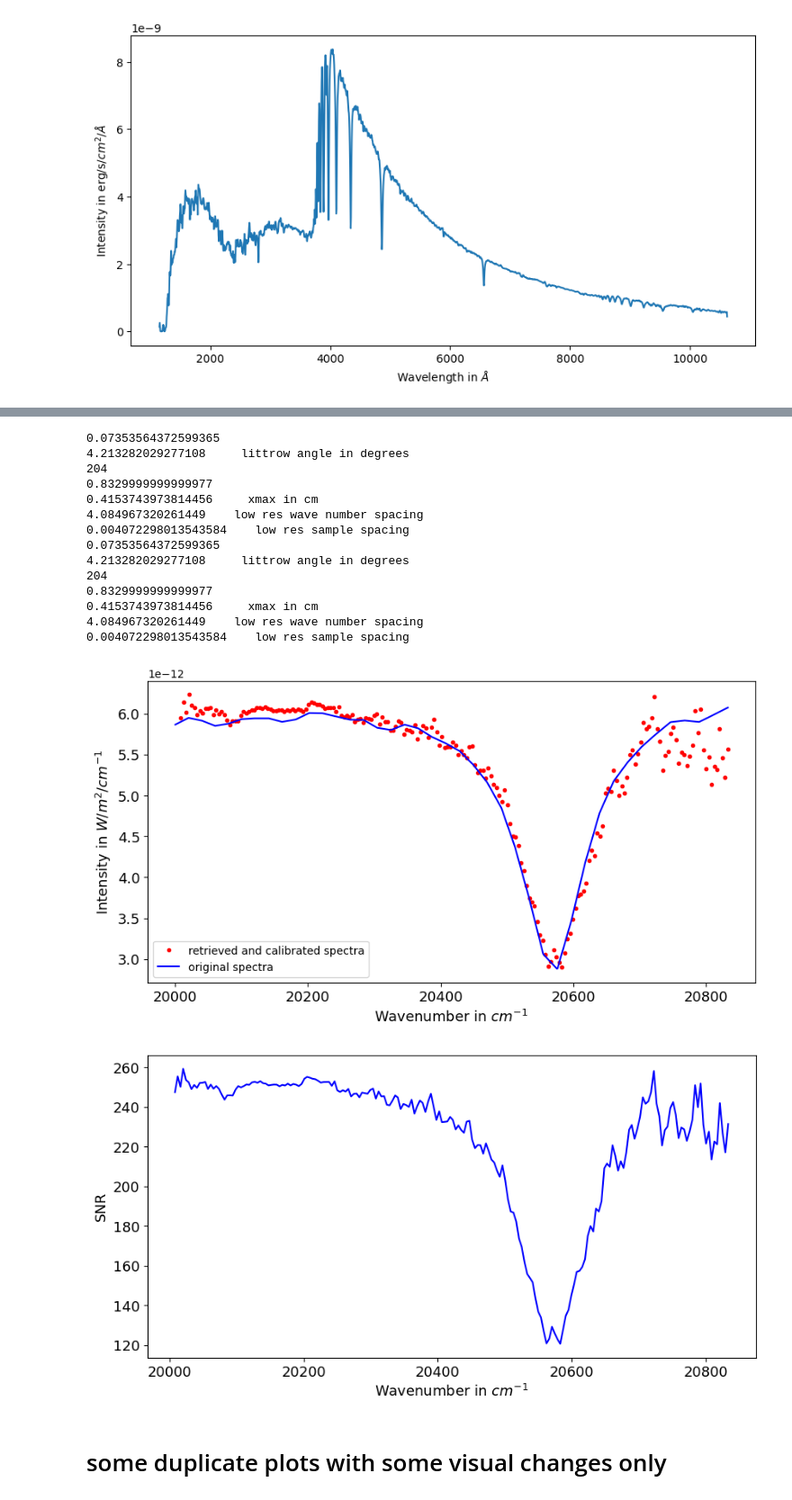
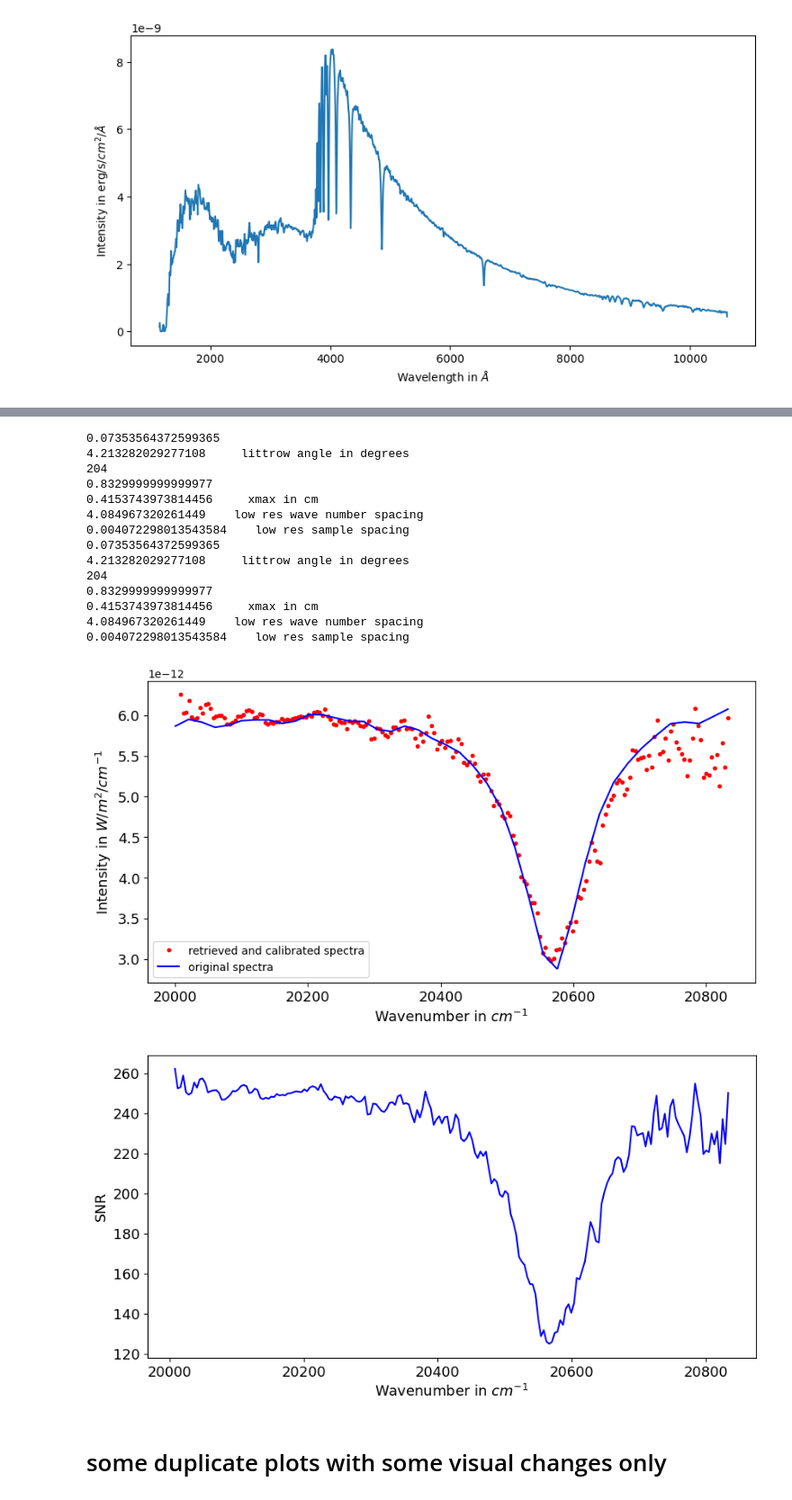
Before and after one commit to AyanS13/Spatial-Heterodyne-Spectrograph-simulator, a Jupyter notebook: 2D SHS Model _ Ayan Sahoo.ipynb, the cells around one changed output, grey strips where cells are left out. Shown at 90% size. Saved outputs shown, nothing was run; the diff lists cells and outputs as text; code cells hidden in the pictures.

```diff
--- a/2D SHS Model _ Ayan Sahoo.ipynb
+++ b/2D SHS Model _ Ayan Sahoo.ipynb
@@ -446,7 +446,8 @@ def error_induction(n,ARR,t_int,y_corr_og,K_og,d_k,A_a):
 
     dark_current_mean = 0.1  # Dark current mean in electrons per pixel per second
     dark_noise_std = np.sqrt(dark_current_mean * t_int)  # Dark noise standard deviation
-    dark_noise_x = np.random.normal(0, dark_noise_std, size=electron_x.shape)
+    # dark_noise_x = np.random.normal(0, dark_noise_std, size=electron_x.shape)
+    dark_noise_x = np.random.poisson(dark_noise_std, size=electron_x.shape)
     real_electron_x = electron_x + read_noise_x + dark_noise_x
 
     ############################################################################
@@ -736,35 +737,35 @@ plt.xticks(fontsize=13)
 plt.plot(k[2:],SNR_spectral_array[2:], 'b')
 #plt.plot(k, SNR_spectral_array, 'r')
 plt.show()
 # %% [output]
 [figure]
 [figure]
 1000 length of interpolated spectral data array
 0.07353564372599365
 4.213282029277108     littrow angle in degrees
 204
 0.8329999999999977
 0.4153743973814456     xmax in cm
 4.084967320261449    low res wave number spacing
 0.004072298013543584    low res sample spacing
 [figure]
 [figure]
 0.07353564372599365
 4.213282029277108     littrow angle in degrees
 204
 0.8329999999999977
 0.4153743973814456     xmax in cm
 4.084967320261449    low res wave number spacing
 0.004072298013543584    low res sample spacing
 0.07353564372599365
 4.213282029277108     littrow angle in degrees
 204
 0.8329999999999977
 0.4153743973814456     xmax in cm
 4.084967320261449    low res wave number spacing
 0.004072298013543584    low res sample spacing
-[figure, old version]
+[figure, new version]
-[figure, old version]
+[figure, new version]
 # %% [markdown]
 # some duplicate plots with some visual changes only
 # %%
```
Also changed, not shown: parts of 2 cells of this notebook.
